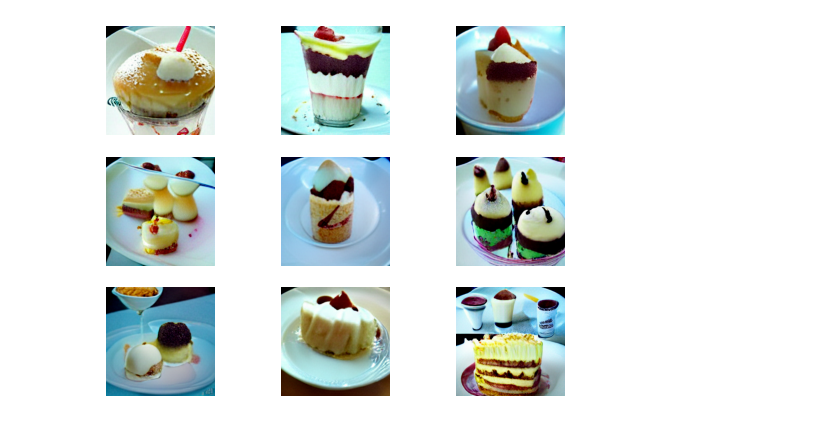
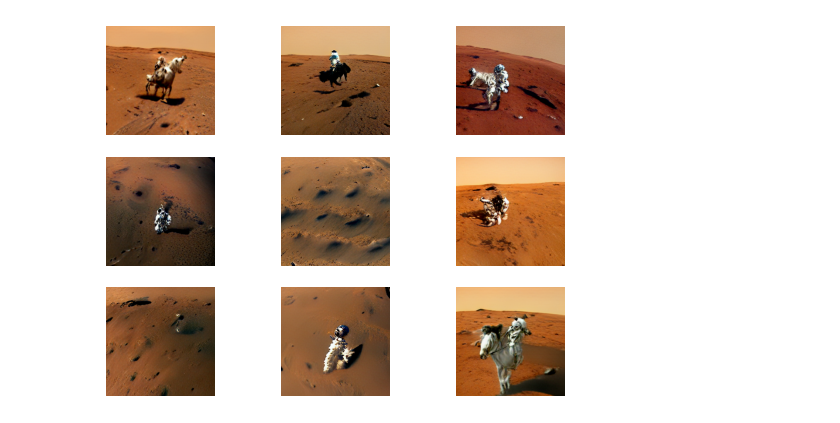
Before and after one commit to friedrichor/Text-to-Image-Summary, a Jupyter notebook: demo/DALLE.ipynb, the cells around one changed output. Drawn from its saved outputs; the diff is of its cells as text; code cells hidden in the pictures.

```diff
--- a/demo/DALLE.ipynb
+++ b/demo/DALLE.ipynb
@@ -33,7 +30,7 @@ downloading detokenizer params
 initializing VQGanDetokenizer
 # %%
 images = model.generate_images(
-    text='Objects in the photo: Dessert, Fast food, Snack, Drink',  # 文本
+    text='a photo of an astronaut riding a horse on mars',  # 文本
     seed=-1,
     grid_size=3,               # 最终生成的图像为 grid_size*grid_size 个
     is_seamless=False,
@@ -44,18 +41,14 @@ images = model.generate_images(
 )
 # %%
 images = images.to('cpu').numpy()  # images.shape = (grid_size^2, 256, 256, 3)
+num_image = images.shape[0]
 
 # 显示图片
-for i in range(images.shape[0]):
+for i in range(num_image):
     image = Image.fromarray(np.uint8(images[i]))
-    plt.subplot(3, 3, i+1)  #表示第i张图片，下标只能从1开始，不能从0
+    plt.subplot(int(num_image**0.5), int(num_image**0.5), i + 1)  #表示第i张图片，下标只能从1开始，不能从0
     plt.imshow(image)
     plt.axis('off')  # 去掉横纵坐标
 plt.show()
-
-# 保存图片
-for i in range(images.shape[0]):
-    image = Image.fromarray(np.uint8(images[i]))
-    image.save('image_{}.png'.format(i))  # 保存地址
 # %% [output]
-[figure, old version]
+[figure, new version]
```
Also changed, not shown: parts of 3 cells of this notebook.
